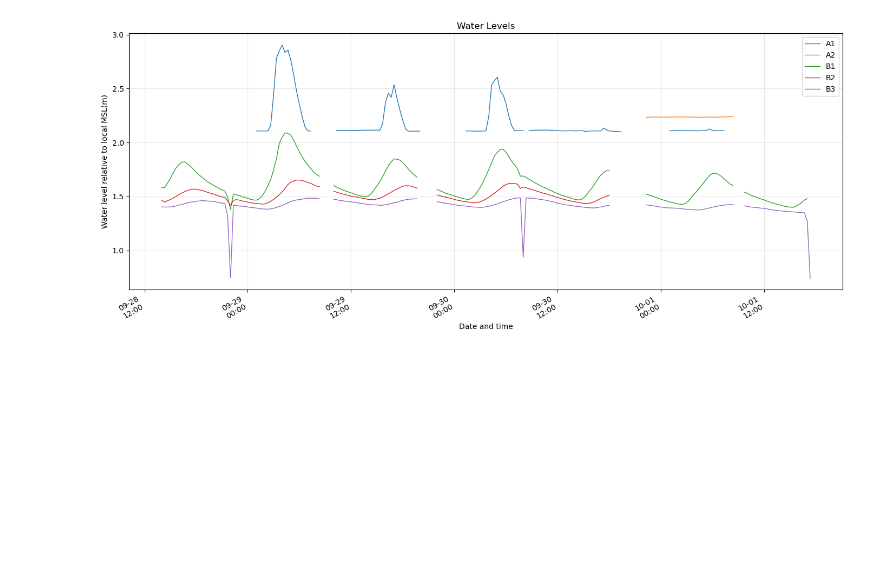
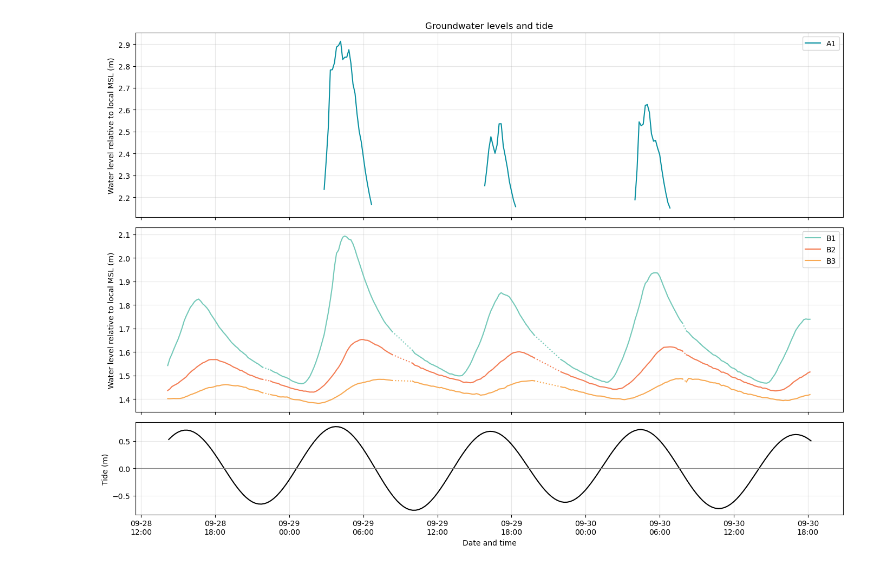
Before and after one commit to mdelemosschaper/quintaplaya, a Jupyter notebook: notebooks/New_waterlevelwells.ipynb, the cells around one changed output. Drawn from its saved outputs; the diff is of its cells as text; code cells hidden in the pictures; blank space fills up the shorter version.

```diff
--- a/notebooks/New_waterlevelwells.ipynb
+++ b/notebooks/New_waterlevelwells.ipynb
@@ -9,17 +23,5 @@ import matplotlib.patches as mpatches
 # %%
 folder = Path("../data/groundwater/DiverCSV")
-
-nest_depth = 0.6                                                                   # m
-well_offsets = {"A1": -1.657, "A2": 1.602, "B1": 0.888, "B2": 1.602, "B3": 0.043}  # cmH2O
-baro_offset = -0.829                                                               # cmH2O
-
-well_z = {"A1": 3.945 - 0.490, "A2": 4.076 - 0.612, "B1": 2.820, "B2": 2.752, "B3": 2.252}         # m
-well_b = {"A1": 0.490, "A2": 0.612, "B1": 0.400, "B2": 0.442, "B3": 0.334}         # m
-well_toc = {k: well_z[k] + well_b[k] for k in well_z}                              # m
-CL = 2.044 - 0.097 - 0.100                                                         # m
-
-well_x = {'B1': 36.5, 'B2': 46, 'B3': 55}
-wellA_x = {'A1': 23.5}
 
 def read_diver(file):
     df = pd.read_csv(file, skiprows=51, sep=",", encoding="cp1252", usecols=[0, 1])[:-1]
@@ -27,7 +29,12 @@ def read_diver(file):
     df["Pressure[cmH2O]"] = pd.to_numeric(df["Pressure[cmH2O]"], errors="coerce")
     return df.dropna().sort_values("Date/time")
 
+files = [f for f in folder.glob("*.CSV") if f.stem.split("_")[0] in well_offsets]
+all_divers = pd.concat([read_diver(f).assign(Diver=f.stem.split("_")[0]) for f in files], ignore_index=True)
+all_divers['Pressure[mH2O]'] = (all_divers['Pressure[cmH2O]'] - all_divers['Diver'].map(well_offsets)) / 100
+
 baro = read_diver(next(folder.glob("Baro*.CSV")))
+baro['Pressure[mH2O]'] = (baro['Pressure[cmH2O]'] - baro_offset) / 100
 
 tranB = pd.read_csv('../data/groundwater/well_transect_profile.csv')
 tranB['z'] = tranB[['Monday', 'Tuesday', 'Wednesday']].mean(axis=1)
@@ -35,34 +42,62 @@ tranB['z'] = tranB[['Monday', 'Tuesday', 'Wednesday']].mean(axis=1)
 tranA = pd.read_csv('../data/groundwater/wellA_transect_profile.csv')
 tranA['z'] = tranA[['Monday', 'Tuesday', 'Wednesday']].mean(axis=1)
 
-files = [f for f in folder.glob("*.CSV") if f.stem.split("_")[0] in well_offsets]
-all_divers = pd.concat([read_diver(f).assign(Diver=f.stem.split("_")[0]) for f in files], ignore_index=True)
+raw_tides = pd.read_csv('../data/water_levels/QUINTA_tides_2030.csv')
 # %%
-baro["Pressure[mH2O]"] = (baro["Pressure[cmH2O]"] - baro_offset) / 100             # m
+start = '2026-09-28 14:15:00'
+end = '2026-09-30 18:15:00'
 
-all_divers["Pressure[mH2O]"] = (all_divers["Pressure[cmH2O]"] - all_divers["Diver"].map(well_offsets)) / 100
-baro_at_diver_time = np.interp(all_divers["Date/time"].astype("int64"), baro["Date/time"].astype("int64"), baro["Pressure[mH2O]"])
+baro_at_diver_time = np.interp(all_divers['Date/time'].astype('int64'), baro['Date/time'].astype('int64'), baro['Pressure[mH2O]'])
 
-all_divers["WC"] = all_divers["Pressure[mH2O]"] - baro_at_diver_time
-all_divers["WL"] = all_divers["Diver"].map(well_toc) - CL + all_divers["WC"]
+all_divers['WC'] = all_divers['Pressure[mH2O]'] - baro_at_diver_time
+all_divers['WL'] = all_divers['Diver'].map(well_toc) - CL + all_divers['WC']
+all_divers.loc[all_divers['WC'] < 0.05, 'WL'] = np.nan
+wl = all_divers.loc[all_divers['Date/time'].between(start, end) & (all_divers['WC'] > 0.05)].copy()
 
-fig, ax = plt.subplots(figsize=(14, 6))
+tides = raw_tides.copy()
+tides['dates'] = pd.to_datetime(tides['dates'], utc=True).dt.tz_localize(None) + pd.Timedelta(hours=-6)
+tides = tides.loc[tides['dates'].between(start, end)].copy()
 
-for name, df in all_divers.groupby("Diver"):
-    s = df.set_index("Date/time")["WL"].resample("20min").mean()
-    ax.plot(s.index.to_numpy(), s.to_numpy(), label=name, linewidth=1)
+fig, (ax1, ax2, ax3) = plt.subplots(3, 1, figsize=(14, 10), sharex=True, gridspec_kw={"height_ratios": [3, 3, 1.5]})
 
-ax.set_xlabel("Date and time")
-ax.set_ylabel("Water level relative to local MSL(m)")
-ax.set_title("Water Levels")
-ax.legend()
-ax.grid(alpha=0.3)
+well_colours = {name: colours[i % len(colours)] for i, name in enumerate(sorted(wl['Diver'].dropna().unique()))}
+well_axes = {'A': ax1, 'B': ax2}
 
-ax.xaxis.set_major_locator(mdates.AutoDateLocator())
-ax.xaxis.set_major_formatter(mdates.DateFormatter("%m-%d\n%H:%M"))
+max_interp_gap = pd.Timedelta(hours=6)
+max_interp_points = int(max_interp_gap / pd.Timedelta(minutes=5))
 
-fig.autofmt_xdate()
+for name, df in wl.groupby("Diver"):
+    s = df.set_index('Date/time')['WL'].resample('10min').mean()
+    med = s.rolling(7, center=True, min_periods=3).median()
+    s[(s - med).abs() > 0.5] = np.nan
+    ax = well_axes.get(name[0])
+    color = well_colours[name]
+    ax.plot(s.index.to_numpy(), s.to_numpy(), label=name, color=color, linewidth=1.5)
+
+    if name[0] != 'A':
+        interpolated = s.interpolate(method='time', limit=max_interp_points, limit_area='inside')
+        gap = s.isna() & interpolated.notna()
+        bridge = interpolated.where(gap | gap.shift(1, fill_value=False) | gap.shift(-1, fill_value=False))
+        ax.plot(bridge.index.to_numpy(), bridge.to_numpy(), color=color, linestyle=':', linewidth=1.5)
+
+ax1.set_ylabel('Water level relative to local MSL (m)')
+ax1.set_title('Groundwater levels and tide')
+ax1.legend()
+ax1.grid(alpha=0.3)
+
+ax2.set_ylabel('Water level relative to local MSL (m)')
+ax2.legend()
+ax2.grid(alpha=0.3)
+
+ax3.plot(tides["dates"].to_numpy(), tides["tide"].to_numpy(), color='k', linewidth=1.5)
+ax3.axhline(0, color='gray', lw=0.8)
+ax3.set_ylabel("Tide (m)")
+ax3.set_xlabel("Date and time")
+ax3.grid(alpha=0.3)
+
+ax3.xaxis.set_major_locator(mdates.AutoDateLocator())
+ax3.xaxis.set_major_formatter(mdates.DateFormatter("%m-%d\n%H:%M"))
 fig.tight_layout()
 # %% [output]
-[figure, old version]
+[figure, new version]
 # %%
```
Also changed, not shown: parts of 2 cells of this notebook.
